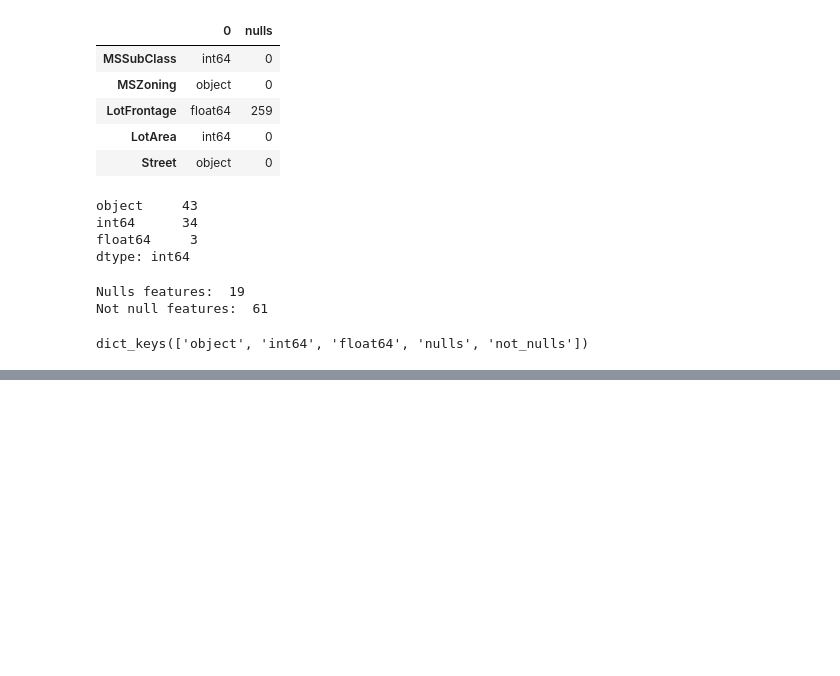
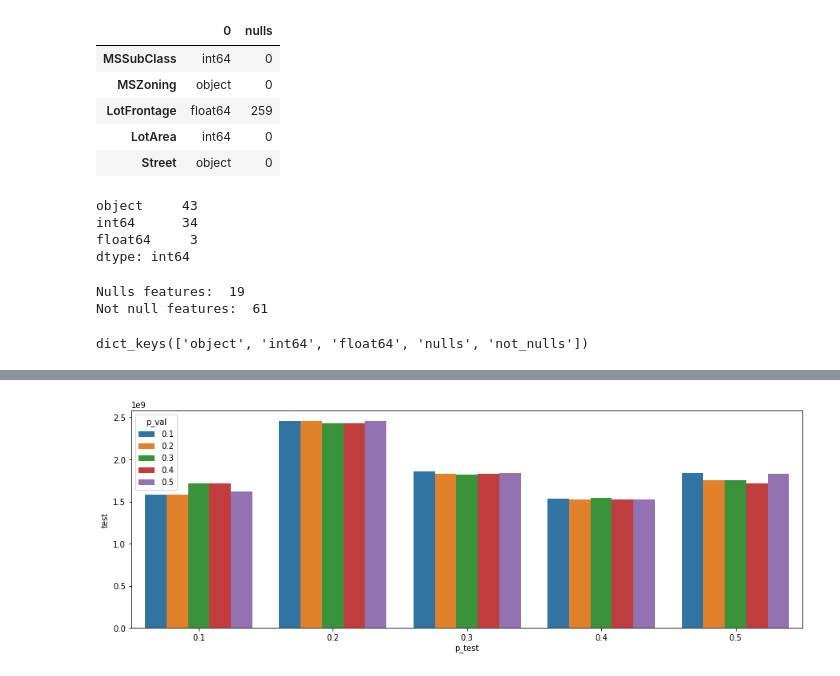
Before and after one commit to jroccal/machine_learning_fundamentals, a Jupyter notebook: notebooks/cross-validation.ipynb, the cells around one changed output, grey strips where cells are left out. Cells and saved outputs as stored; diff of their text form; code cells hidden in the pictures; blank space fills up the shorter version.

```diff
--- a/notebooks/cross-validation.ipynb
+++ b/notebooks/cross-validation.ipynb
@@ -178,4 +147,0 @@ K_folds = 5
-# %%
-x_train, x_val, y_train, y_val = train_test_split(X_train, Y_train, test_size=0.4, random_state=0)
-
-x_train.shape, y_train.shape, x_val.shape, y_val.shape
@@ -305,0 +337,4 @@ print(1.16636811e+09)
+# %%
+bar_plots(['p_test', 'p_val'], 'test', pd.DataFrame(list_results_train_val))
+# %% [output]
+[figure, added]
```
Also changed, not shown: parts of 82 cells of this notebook.
